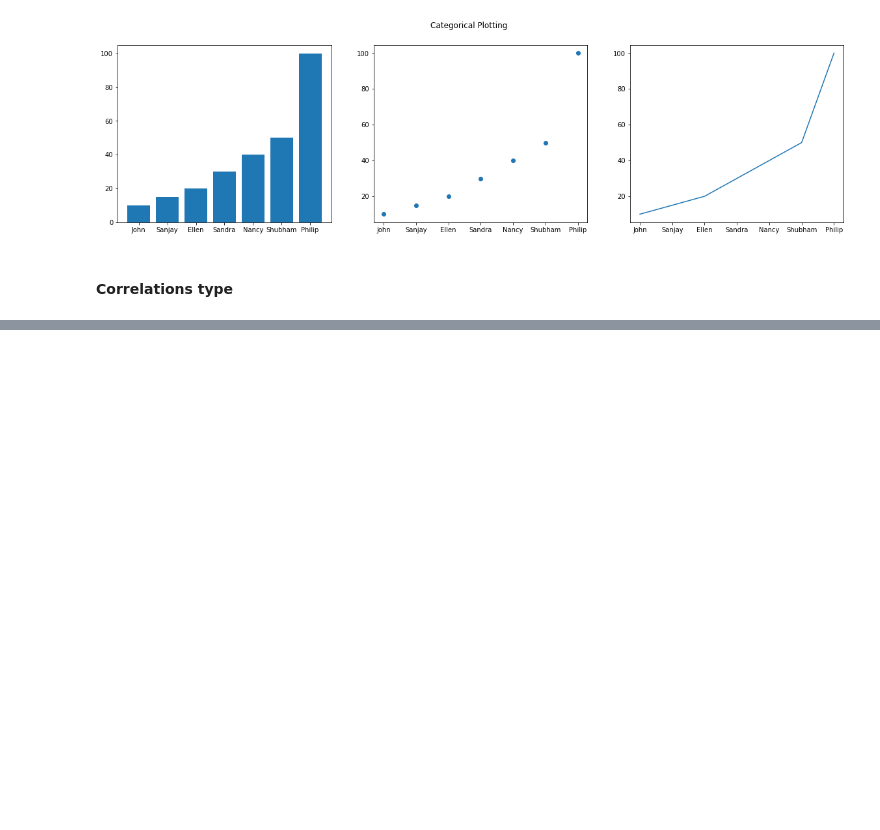
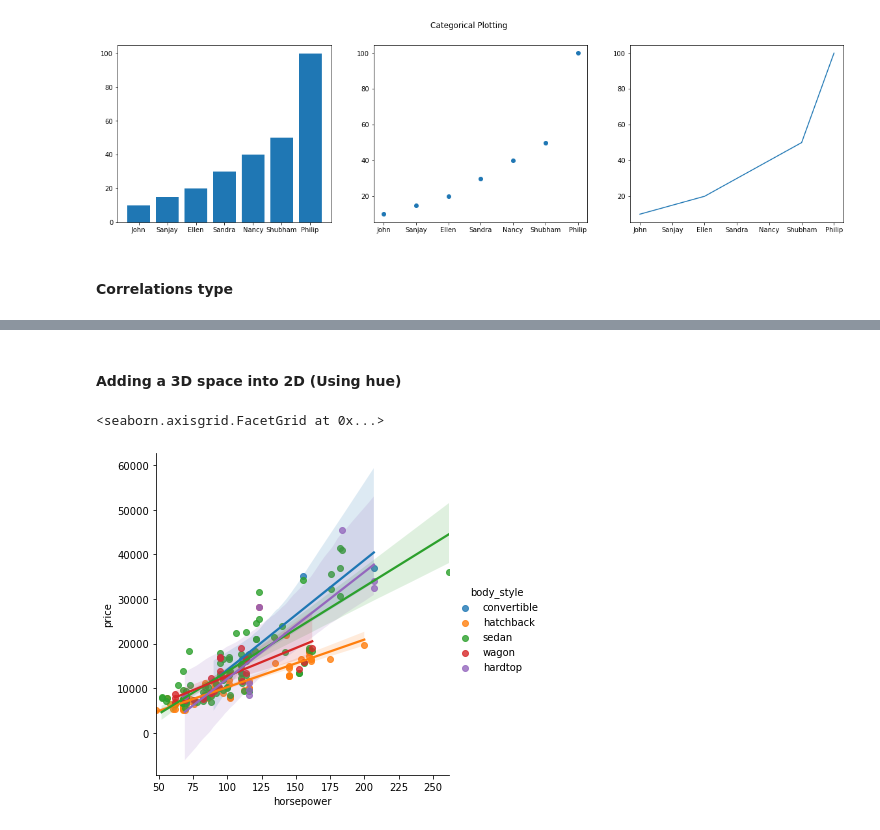
Before and after one commit to pwahane/tutorials, a Jupyter notebook: visualisation.ipynb, the cells around one changed output, grey strips where cells are left out. Drawn from its saved outputs; the diff is of its cells as text; code cells hidden in the pictures; blank space fills up the shorter version.

```diff
--- a/visualisation.ipynb
+++ b/visualisation.ipynb
@@ -67,0 +101,7 @@ Text(0.5, 0.98, 'Categorical Plotting')
+# %% [markdown]
+#### Adding a 3D space into 2D (Using hue)
+# %%
+sns.lmplot(x='horsepower',y='price',data=auto_data,fit_reg=True,hue="body_style")
+# %% [output]
+<seaborn.axisgrid.FacetGrid at 0x...>
+[figure, added]
```
Also changed, not shown: parts of 10 cells of this notebook, 1 other file.
